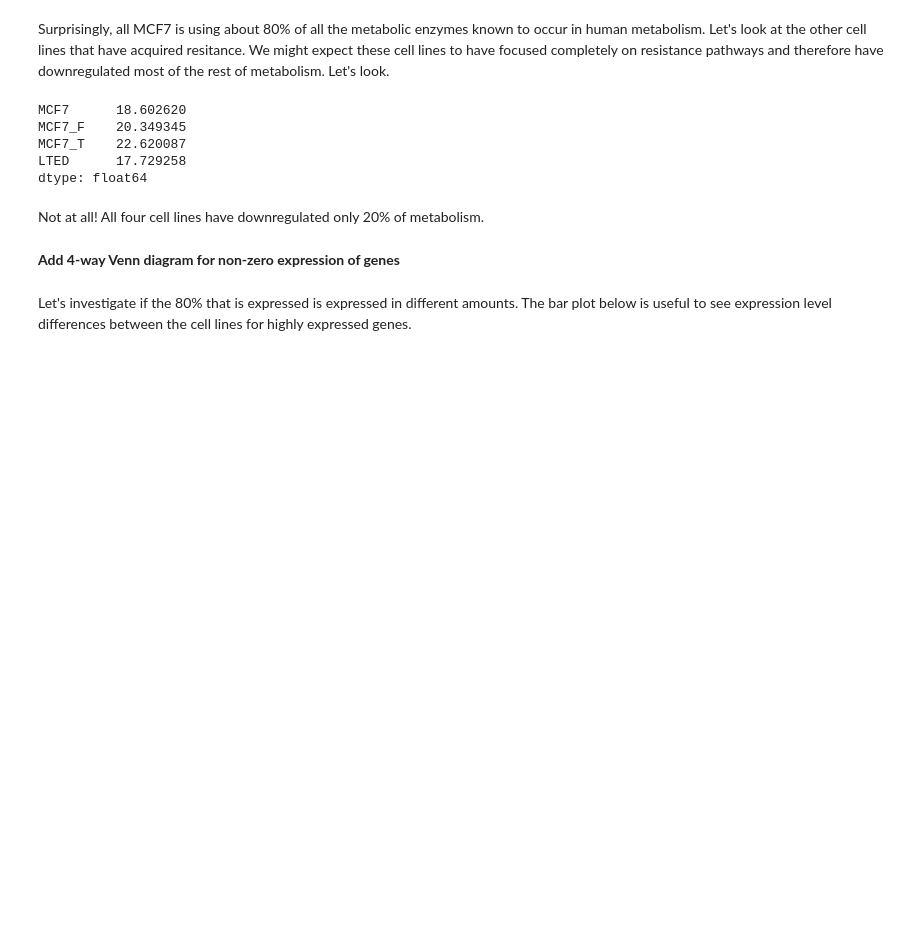
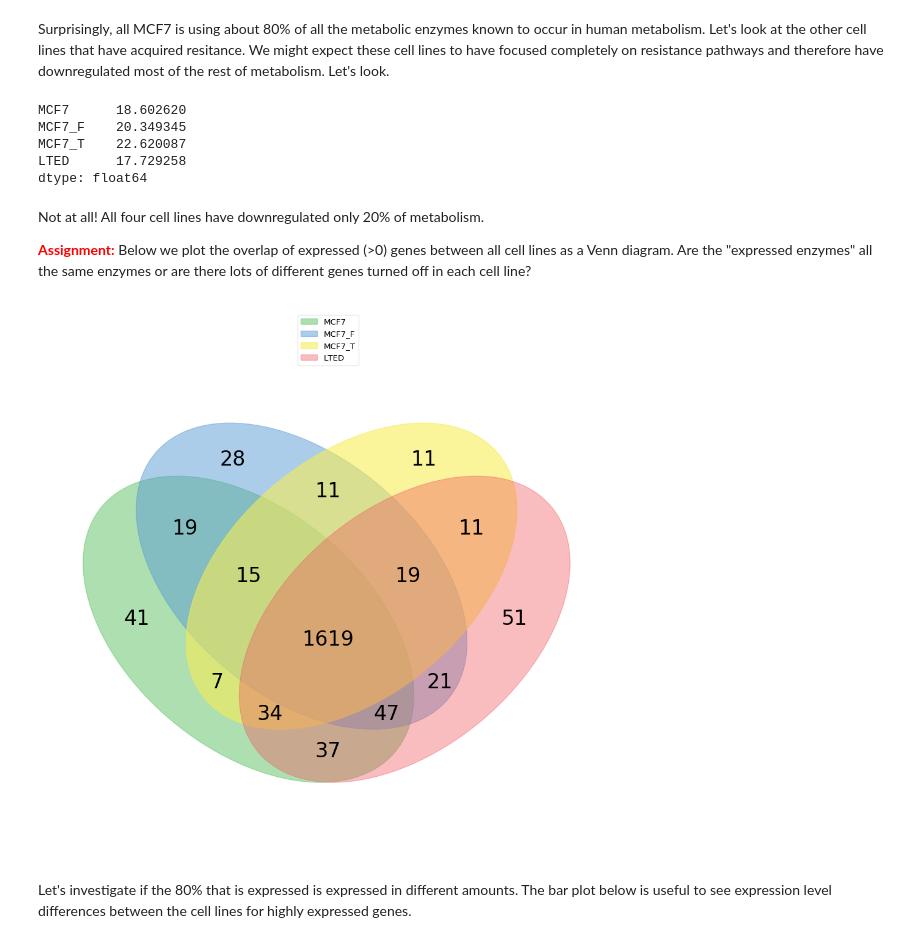
Before and after one commit to ThierryMondeel/Systems_Biology_FBA_tutorial, a Jupyter notebook: FBA_tutorials/6_Cancer_cell_line_models.ipynb, the cells around one changed output. Saved outputs shown, nothing was run; the diff lists cells and outputs as text; code cells hidden in the pictures; blank space fills up the shorter version.

Commit message:
Update tutorial 6
Stefania's new markdown
Add Venn diagram

```diff
--- a/FBA_tutorials/6_Cancer_cell_line_models.ipynb
+++ b/FBA_tutorials/6_Cancer_cell_line_models.ipynb
@@ -159,10 +175,20 @@ MCF7_F    20.349345
 MCF7_T    22.620087
 LTED      17.729258
 dtype: float64
-# %% [markdown]
-Not at all! All four cell lines have downregulated only 20% of metabolism.
-# %% [markdown]
-**Add 4-way Venn diagram for non-zero expression of genes**
+# %% [markdown]
+Not at all! All four cell lines have downregulated only 20% of metabolism.
+
+<span style="color:red">**Assignment:**</span> Below we plot the overlap of expressed (>0) genes between all cell lines as a Venn diagram. Are the "expressed enzymes" all the same enzymes or are there lots of different genes turned off in each cell line?
+# %%
+labels = venn.get_labels([dataset[dataset['MCF7'] > 0].index.values,
+                              dataset[dataset['MCF7_F'] > 0].index.values,
+                              dataset[dataset['MCF7_T'] > 0].index.values,
+                              dataset[dataset['LTED'] > 0].index.values ],
+                              fill=['number'])
+
+fig, ax = venn.venn4(labels, names=['MCF7','MCF7_F','MCF7_T','LTED'], legend=True, textsize=25, )
+# %% [output]
+[figure, added]
 # %% [markdown]
 Let's investigate if the 80% that is expressed is expressed in different amounts. The bar plot below is useful to see expression level differences between the cell lines for highly expressed genes.
 # %%
```
Also changed, not shown: parts of 6 cells of this notebook, 2 other files.
